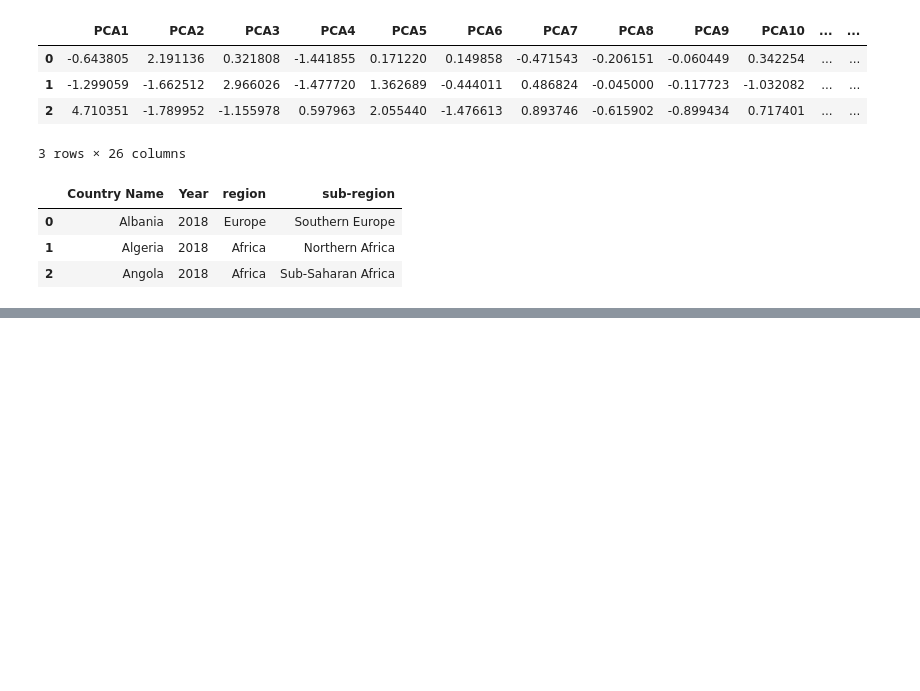
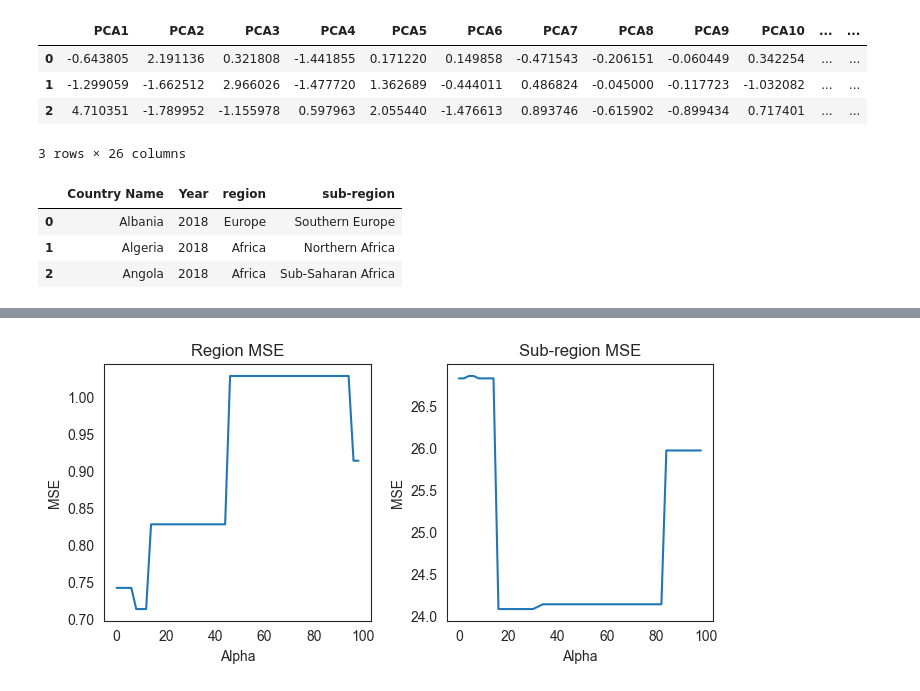
Before and after one commit to anshvijay28/ML_project, a Jupyter notebook: project/regression.ipynb, the cells around one changed output, grey strips where cells are left out. Saved outputs shown, nothing was run; the diff lists cells and outputs as text; code cells hidden in the pictures; blank space fills up the shorter version.

```diff
--- a/project/regression.ipynb
+++ b/project/regression.ipynb
@@ -116,0 +94,50 @@ data.head(3)
+# %%
+TARGETS = ["region", "sub-region"]
+region_mse = []
+sub_mse = []
+
+for i, target in enumerate(TARGETS):
+    for a in range(0, 100, 2):
+        X = data
+        y = labels[target]
+        y = pd.get_dummies(y, columns=target, drop_first=True)
+
+        X_train, X_test, y_train, y_test = train_test_split(
+            X, y, test_size=0.2, random_state=42
+        )
+
+        ridge_model = Ridge(alpha=a)
+        ridge_model.fit(X_train, y_train)
+        predictions = ridge_model.predict(X_test)
+
+        predicted_region = predictions.argmax(axis=1)
+        actual_region = np.argmax(y_test.to_numpy(), axis=1)
+        if target == "region":
+            region_mse.append(mean_squared_error(actual_region, predicted_region))
+        else:
+            sub_mse.append(mean_squared_error(actual_region, predicted_region))
+
+plt.rcParams["figure.figsize"] = [7.00, 3.50]
+plt.rcParams["figure.autolayout"] = True
+f, axes = plt.subplots(1, 2)
+
+mse_df = pd.DataFrame(
+    {
+        "Alpha": [a for a in range(0, 100, 2)],
+        "Region MSE": region_mse,
+        "Sub-region MSE": sub_mse,
+    }
+)
+sns.lineplot(ax=axes[0], data=mse_df, x="Alpha", y="Region MSE")
+axes[0].set_title("Region MSE")
+axes[0].set_xlabel("Alpha")
+axes[0].set_ylabel("MSE")
+
+sns.lineplot(ax=axes[1], data=mse_df, x="Alpha", y="Sub-region MSE")
+axes[1].set_title("Sub-region MSE")
+axes[1].set_xlabel("Alpha")
+axes[1].set_ylabel("MSE")
+
+plt.show()
+# %% [output]
+[figure, added]
```
Also changed, not shown: parts of 11 cells of this notebook, 4 other files.
